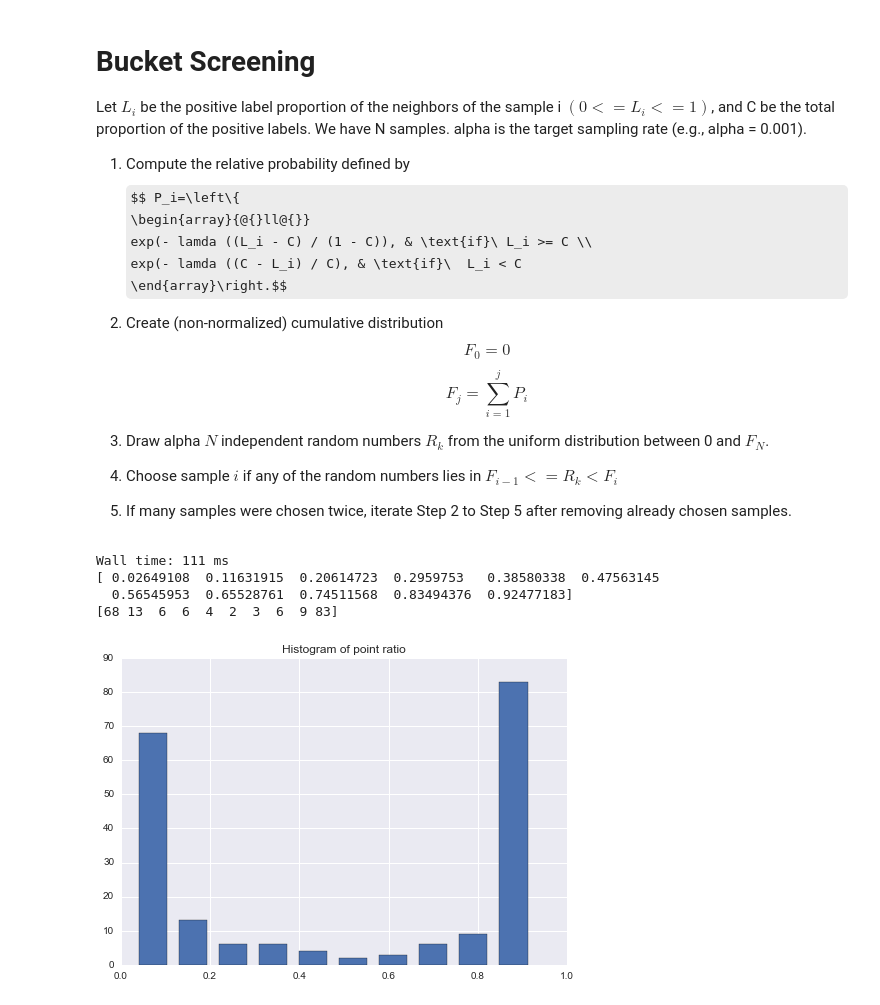
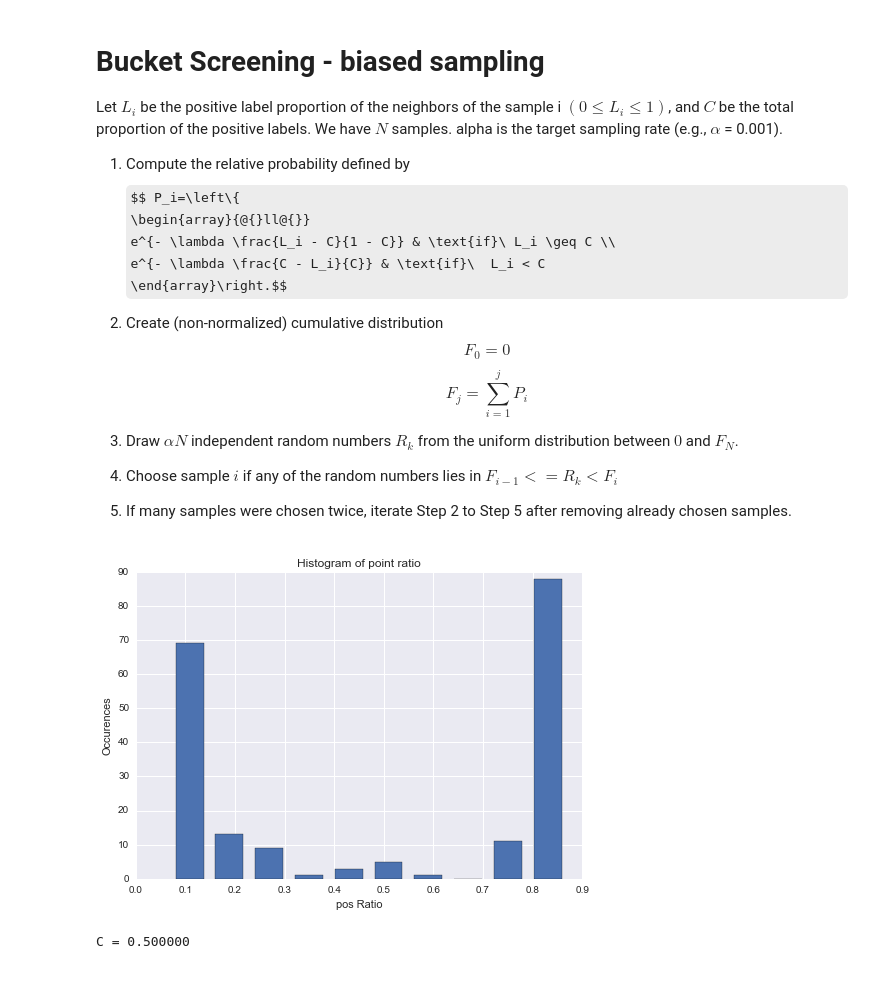
Before and after one commit to jkirsch/hashbucketscreening, a Jupyter notebook: docs/Bucket screening - Biased Sampling.ipynb, the cells around one changed output. Drawn from its saved outputs; the diff is of its cells as text; code cells hidden in the pictures; some formulas as TeX source.

```diff
--- a/docs/Bucket screening - Biased Sampling.ipynb
+++ b/docs/Bucket screening - Biased Sampling.ipynb
@@ -1,24 +1,24 @@
 # %% [markdown]
-# Bucket Screening
+# Bucket Screening - biased sampling
 
 
-Let $L_i$  be the positive label proportion of the neighbors of the sample i $(0 <= L_i <=1)$,
-and C be the total proportion of the positive labels.
-We have N samples.
-alpha is the target sampling rate (e.g., alpha = 0.001).
+Let $L_i$  be the positive label proportion of the neighbors of the sample i $(0 \leq L_i \leq 1)$,
+and $C$ be the total proportion of the positive labels.
+We have $N$ samples.
+alpha is the target sampling rate (e.g., $\alpha$ = 0.001).
 
 1. Compute the relative probability defined by
   $$ P_i=\left\{
   \begin{array}{@{}ll@{}}
-    exp(- lamda ((L_i - C) / (1 - C)), & \text{if}\ L_i >= C \\
-    exp(- lamda ((C - L_i) / C), & \text{if}\  L_i < C
+    e^{- \lambda \frac{L_i - C}{1 - C}} & \text{if}\ L_i \geq C \\
+    e^{- \lambda \frac{C - L_i}{C}} & \text{if}\  L_i < C
   \end{array}\right.$$
 
 2. Create (non-normalized) cumulative distribution
   $$F_0 = 0$$
   $$F_j = \sum_{i=1}^j P_i$$
 
-3. Draw alpha $N$ independent random numbers $R_k$ from the uniform distribution between 0 and $F_N$.
+3. Draw $\alpha N$ independent random numbers $R_k$ from the uniform distribution between $0$ and $F_N$.
 
 4. Choose sample $i$ if any of the random numbers lies in $F_{i-1} <= R_k < F_i$
 
@@ -241,6 +364,9 @@ X = np.r_[2 * rng.randn(n_samples_1, 2) - [2,2],
           1* rng.randn(n_samples_2, 2) + [2, 2]]
 Y = np.array([0] * (n_samples_1) + [1] * (n_samples_2))
 
+# Permute X and Y
+(X,Y) = shuffle_in_unison_inplace(X,Y)
+
 #rom sklearn.preprocessing import normalize
 # = normalize(X, axis=1, norm='l2')
 
@@ -248,18 +374,15 @@ from sklearn import preprocessing
 
 # = preprocessing.scale(X)
 # %%
-screen = BucketScreening(2, X.shape[1], hashes=100, bias=True, uniform=True, mode='pos')
+screen = BucketScreening(1, X.shape[1], hashes=10, bias=True, uniform=True, mode='pos')
 
 # 6, 100
 # good 5 bits, hashes 100
 
-%time screen.screen(X,Y)
+#%time
+screen.screen(X,Y)
 
-reducedX, reducedY = screen.filter(X,Y, min=0.5,max=1)
 screen.plotHistogram()
 # %% [output]
+[figure, new version]
-Wall time: 111 ms
-[ 0.02649108  0.11631915  0.20614723  0.2959753   0.38580338  0.47563145
-  0.56545953  0.65528761  0.74511568  0.83494376  0.92477183]
-[68 13  6  6  4  2  3  6  9 83]
+C = 0.500000
-[figure, old version]
```
Also changed, not shown: parts of 9 cells of this notebook.
